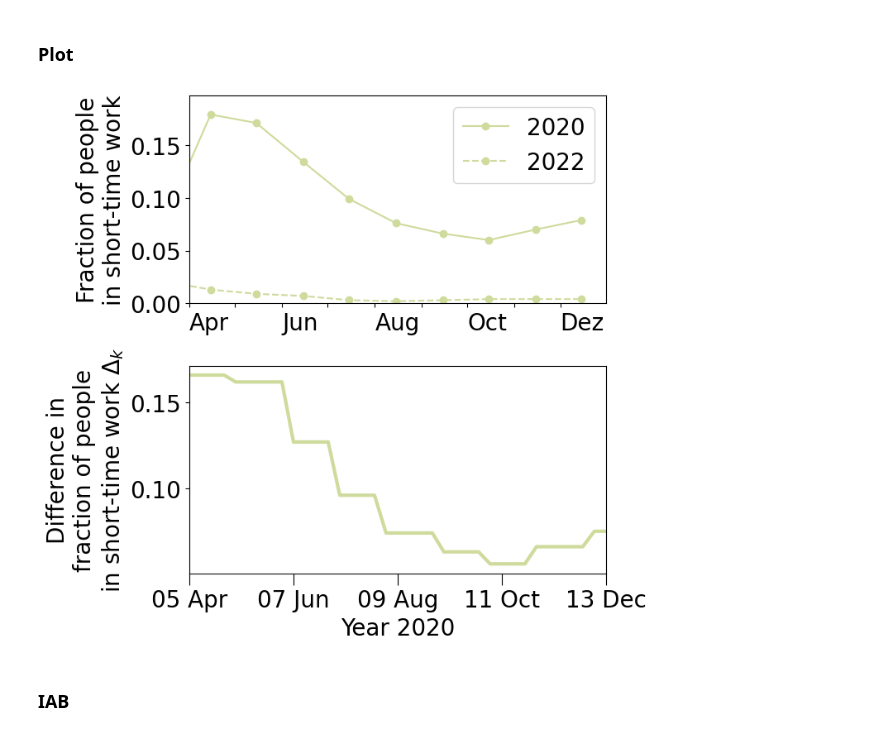
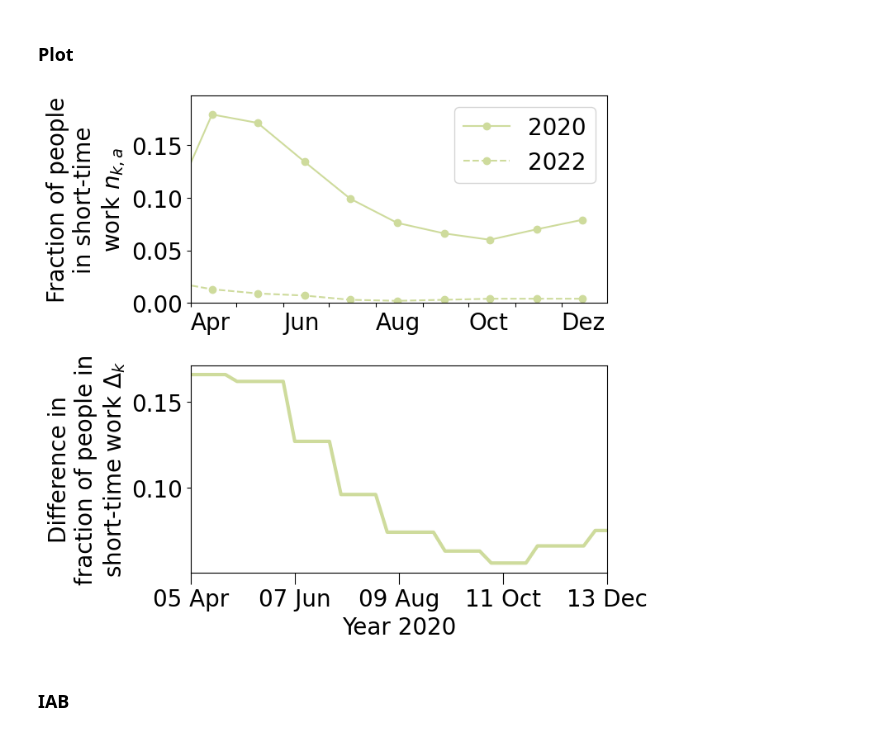
Before and after one commit to Priesemann-Group/mobility_inference, a Jupyter notebook: input_data_analysis.ipynb, the cells around one changed output. Saved outputs shown, nothing was run; the diff lists cells and outputs as text; code cells hidden in the pictures.

```diff
--- a/input_data_analysis.ipynb
+++ b/input_data_analysis.ipynb
@@ -910,30 +910,30 @@ def get_kurzarbeit_values(df):
 # %%
 fig, axs = plt.subplots(2, 1, figsize=(6.5, 7.5))
 
 ax = axs[0]
 months = [datetime.datetime(2020, i, 15) for i in range(1, 13)]
 ax.plot(months, get_kurzarbeit_values(df_2020), marker='o', color=plot.colors["K"], label="2020")
 ax.plot(months, get_kurzarbeit_values(df_2022), marker='o', color=plot.colors["K"], linestyle="--", label="2022")
 ax.legend(loc="upper right")
-ax.set_ylabel("Fraction of people\nin short-time work")
+ax.set_ylabel("Fraction of people\nin short-time\nwork $n_{k,a}$")
 # make x ticks for beginning of every month
 ax.set_xticks([datetime.datetime(2020, i, 1) for i in [4, 5, 6, 7, 8, 9, 10, 11, 12]])
 # shift x tick labels with horizontal alignment to the right
 ax.set_xticklabels(["Apr", "", "Jun", "", "Aug", "", "Oct", "", "Dez"], ha="left")
 ax.set_xlim(datetime.datetime(2020, 4, 1), datetime.datetime(2020, 12, 31))
 ax.set_ylim(0, max(get_kurzarbeit_values(df_2020)) * 1.1)
 
 ax = axs[1]
 ax.plot(mobility_dates_2020, data_prep.get_kurzarbeit(mobility_dates_2020), color=plot.colors["K"], linewidth=3)
 plot.format_x_axis(ax, dates, last=True, n_xticks=5)
-ax.set_ylabel("Difference in\nfraction of people\nin short-time work $\Delta_k$")
+ax.set_ylabel("Difference in\nfraction of people in\nshort-time work $\Delta_k$")
 
 fig.subplots_adjust(hspace=0.3)
 
 fig.savefig("figures/kurzarbeit.pdf", bbox_inches="tight")
 fig.savefig("figures/kurzarbeit.png", bbox_inches="tight")
 # %% [output]
-[figure, old version]
+[figure, new version]
 # %% [markdown]
 ### IAB
 # %%
```
Also changed, not shown: parts of 4 cells of this notebook.
